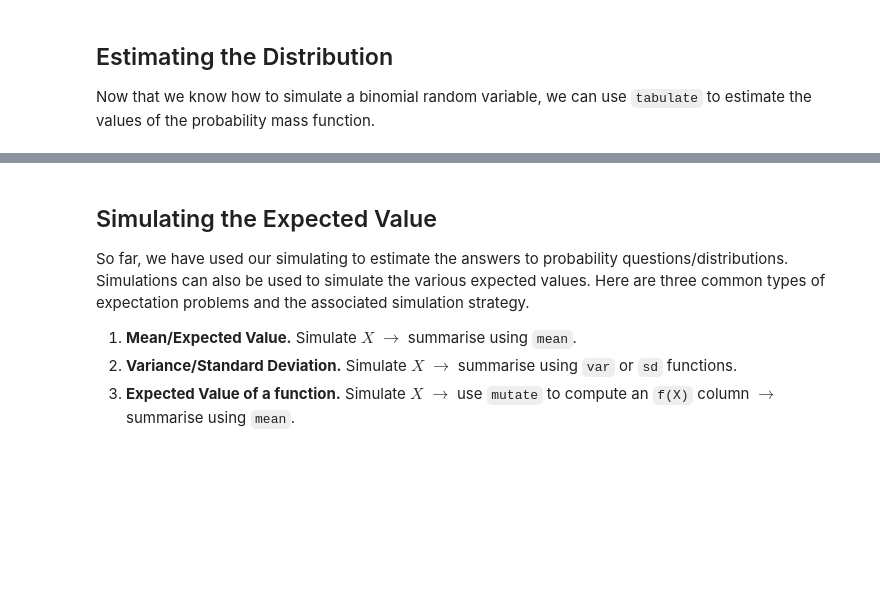
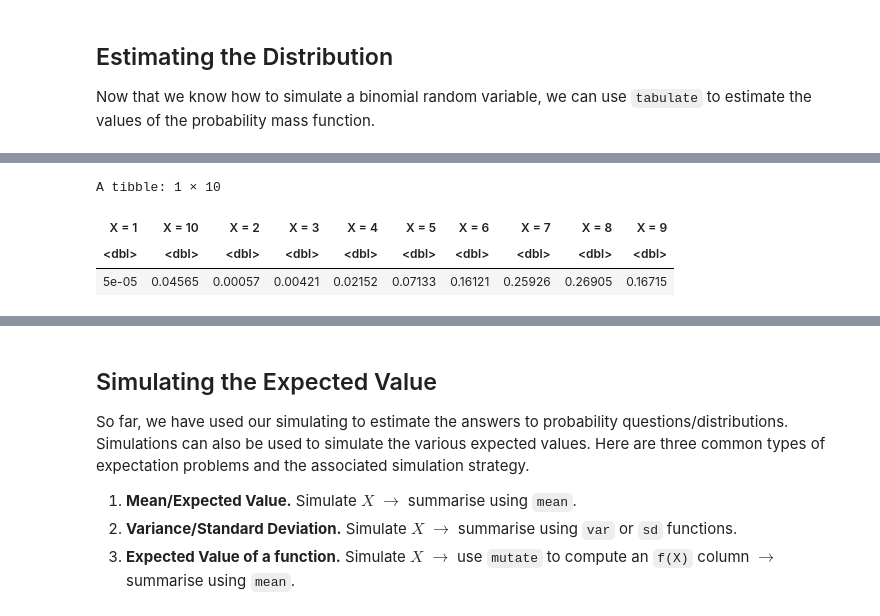
Before and after one commit to yardsale8/probability_simulations_in_R, a Jupyter notebook: 2_1_simulating_the_binomial_distribution.ipynb, the cells around one changed output, grey strips where cells are left out. Drawn from its saved outputs; the diff is of its cells as text; code cells hidden in the pictures; blank space fills up the shorter version.

```diff
--- a/2_1_simulating_the_binomial_distribution.ipynb
+++ b/2_1_simulating_the_binomial_distribution.ipynb
@@ -245,0 +215,12 @@ A tibble: 1 × 10
+# %%
+n <- 10
+p <- 0.735
+N <- 100000
+(replicate_int(N, rbinom(1, n, p))
+ %>% tabulate(.outcome)
+)
+# %% [output]
+A tibble: 1 × 10
+| X = 1 | X = 10 | X = 2 | X = 3 | X = 4 | X = 5 | X = 6 | X = 7 | X = 8 | X = 9 |
+| <dbl> | <dbl> | <dbl> | <dbl> | <dbl> | <dbl> | <dbl> | <dbl> | <dbl> | <dbl> |
+| 5e-05 | 0.04565 | 0.00057 | 0.00421 | 0.02152 | 0.07133 | 0.16121 | 0.25926 | 0.26905 | 0.16715 |
```
Also changed, not shown: parts of 23 cells of this notebook.
